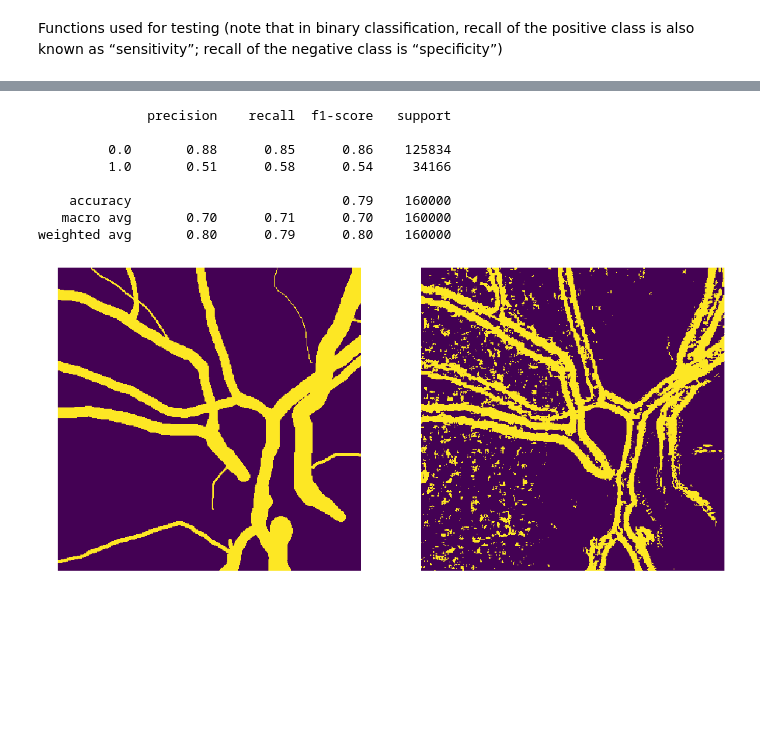
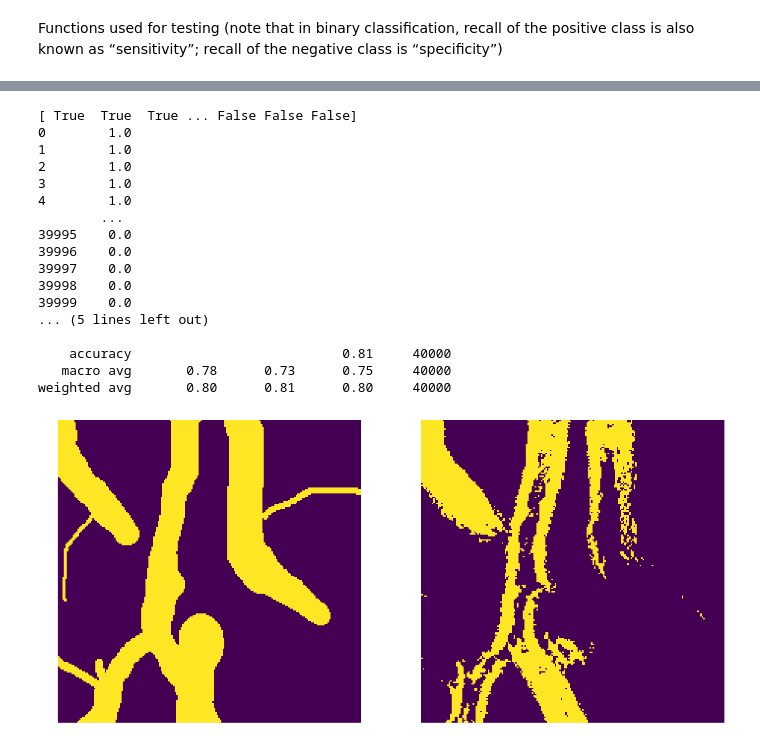
Before and after one commit to Zuzanna-Trafas/blood-vessels-segmentation, a Jupyter notebook: machine_learning_lgbm.ipynb, the cells around one changed output, grey strips where cells are left out. Drawn from its saved outputs; the diff is of its cells as text; code cells hidden in the pictures; blank space fills up the shorter version.

```diff
--- a/machine_learning_lgbm.ipynb
+++ b/machine_learning_lgbm.ipynb
@@ -36,3 +36,10 @@ ax[1].set_axis_off()
 plt.savefig("")
 # %% [output]
 [figure]
+# %%
+fig, ax = plt.subplots(1,2, figsize=(20,50))
+
+ax[0].imshow(cv2.cvtColor(images[0], cv2.COLOR_BGR2RGB))
+ax[1].imshow(preprocess_image(images[0]))
+ax[0].set_axis_off()
+ax[1].set_axis_off()
@@ -40,7 +49,9 @@ plt.savefig("")
 Helper functions:
 # %%
 def preprocess_image(image):
-    return image[:,:,1]
+    clahe = cv2.createCLAHE(clipLimit=2.5, tileGridSize=(7,7))
+    green_CLAHE = clahe.apply(image[:,:,1])
+    return green_CLAHE
 
 def get_stats(segment):
     mean = np.mean(segment)
@@ -98,6 +105,6 @@ We decided to use LightGBM Classifier, because it is a very fast gradient boosti
 from lightgbm import LGBMClassifier
 from sklearn.metrics import accuracy_score
 
-lgb = LGBMClassifier(objective='binary', scale_pos_weight=0.99, random_state=42)
+lgb = LGBMClassifier(objective='binary', scale_pos_weight=0.5, random_state=42)
 lgb.fit(X, y)
 # %% [output]
@@ -166,16 +198,29 @@ weighted avg       0.81      0.81      0.78    160000
 # %%
-# df_test2 = gen_test_image(test_images[1], test_manuals[1], x_start, x_end, y_start, y_end)
-# df_test2.to_csv("df_test2.csv")
+x_start, x_end = 1000, 1200
+y_start, y_end = 800, 1000
 
-# df = read_csv("df_test2.csv")
+#df_test2 = gen_test_image(test_images[1], test_manuals[1], x_start, x_end, y_start, y_end)
+#df_test2.to_csv("df_test2_new.csv")
+
+# df = pd.read_csv("df_test2_new.csv")
 test_model(lgb, df_test2, x_end - x_start, y_end - y_start)
+plt.savefig('test2_lgbm.png', dpi=200)
 # %% [output]
-              precision    recall  f1-score   support
+[ True  True  True ... False False False]
+0        1.0
+1        1.0
+2        1.0
+3        1.0
+4        1.0
+        ...
+39995    0.0
+39996    0.0
+39997    0.0
+39998    0.0
+39999    0.0
+... (5 lines left out)
 
-         0.0       0.88      0.85      0.86    125834
-         1.0       0.51      0.58      0.54     34166
-
-    accuracy                           0.79    160000
-   macro avg       0.70      0.71      0.70    160000
-weighted avg       0.80      0.79      0.80    160000
+    accuracy                           0.81     40000
+   macro avg       0.78      0.73      0.75     40000
+weighted avg       0.80      0.81      0.80     40000
-[figure, old version]
+[figure, new version]
```
Also changed, not shown: parts of 13 cells of this notebook, 1 other file.
